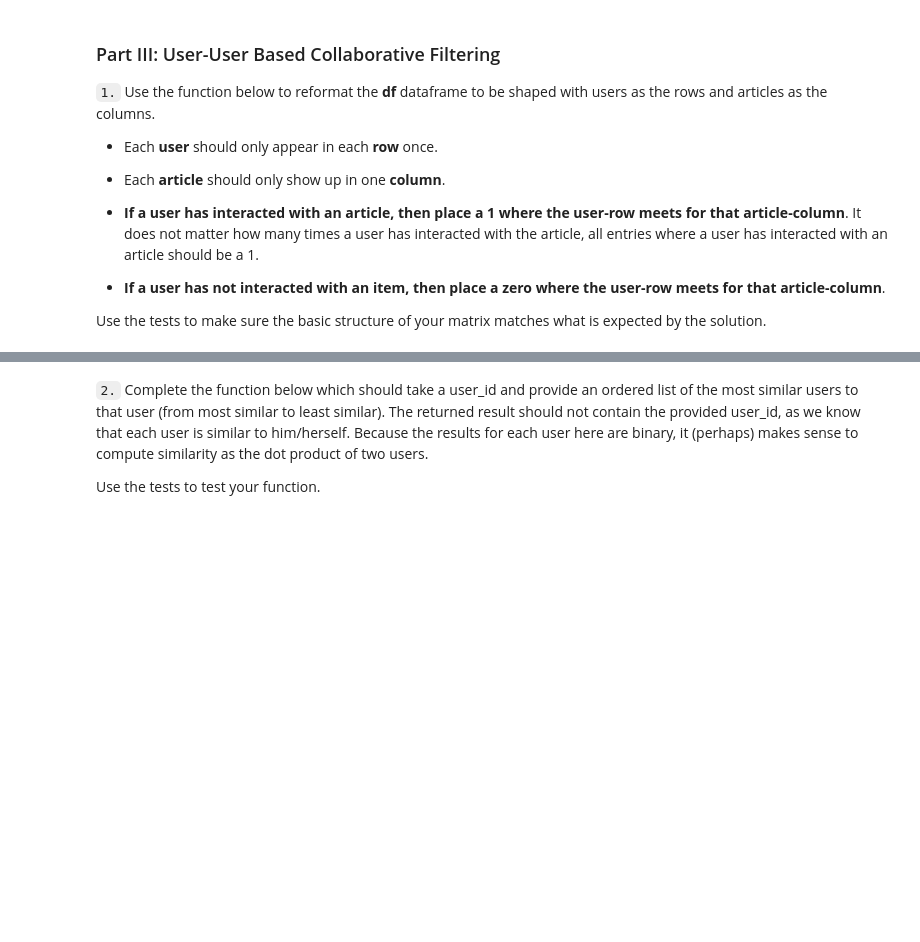
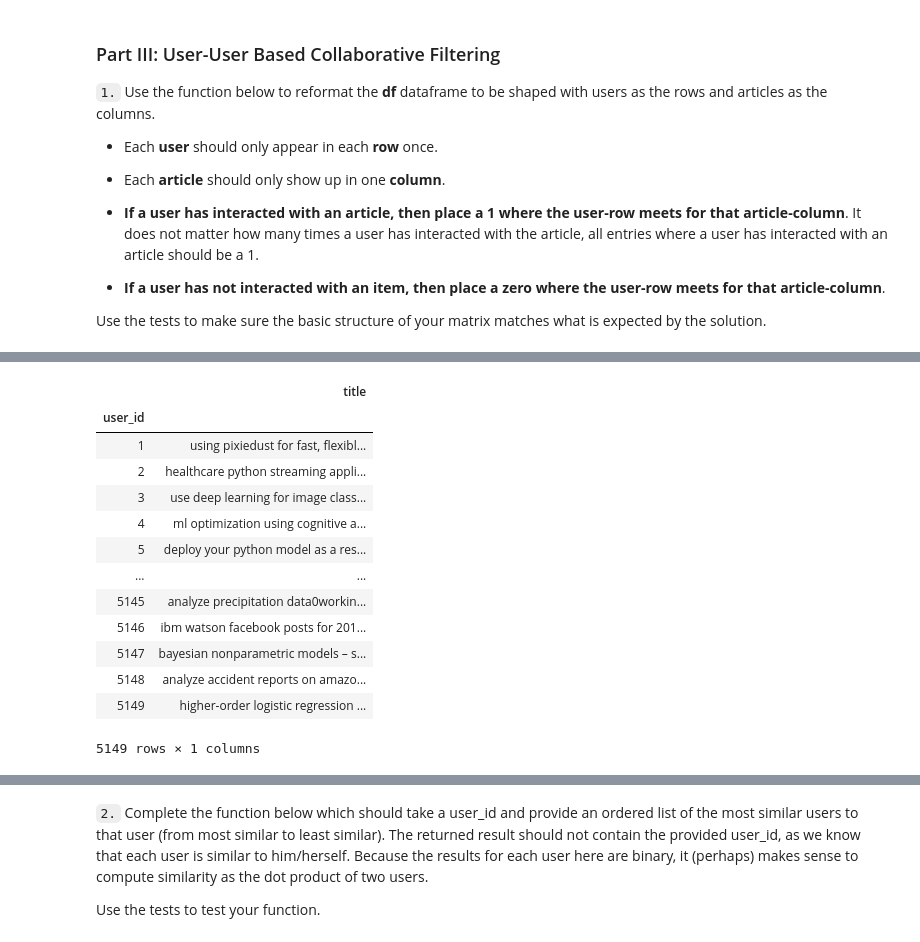
Before and after one commit to ebrunette/UdacityDataScienceNanoDegree, a Jupyter notebook: RecomendationEngine/Recommendations_with_IBM.ipynb, the cells around one changed output, grey strips where cells are left out. Cells and saved outputs as stored; diff of their text form; code cells hidden in the pictures; blank space fills up the shorter version.

```diff
--- a/RecomendationEngine/Recommendations_with_IBM.ipynb
+++ b/RecomendationEngine/Recommendations_with_IBM.ipynb
@@ -295,0 +342,17 @@ Use the tests to make sure the basic structure of your matrix matches what is ex
+# %%
+df_test
+# %% [output]
+|  | title |
+| user_id |  |
+| 1 | using pixiedust for fast, flexibl... |
+| 2 | healthcare python streaming appli... |
+| 3 | use deep learning for image class... |
+| 4 | ml optimization using cognitive a... |
+| 5 | deploy your python model as a res... |
+| ... | ... |
+| 5145 | analyze precipitation data0workin... |
+| 5146 | ibm watson facebook posts for 201... |
+| 5147 | bayesian nonparametric models – s... |
+| 5148 | analyze accident reports on amazo... |
+| 5149 | higher-order logistic regression ... |
+5149 rows × 1 columns
```
Also changed, not shown: parts of 13 cells of this notebook.
